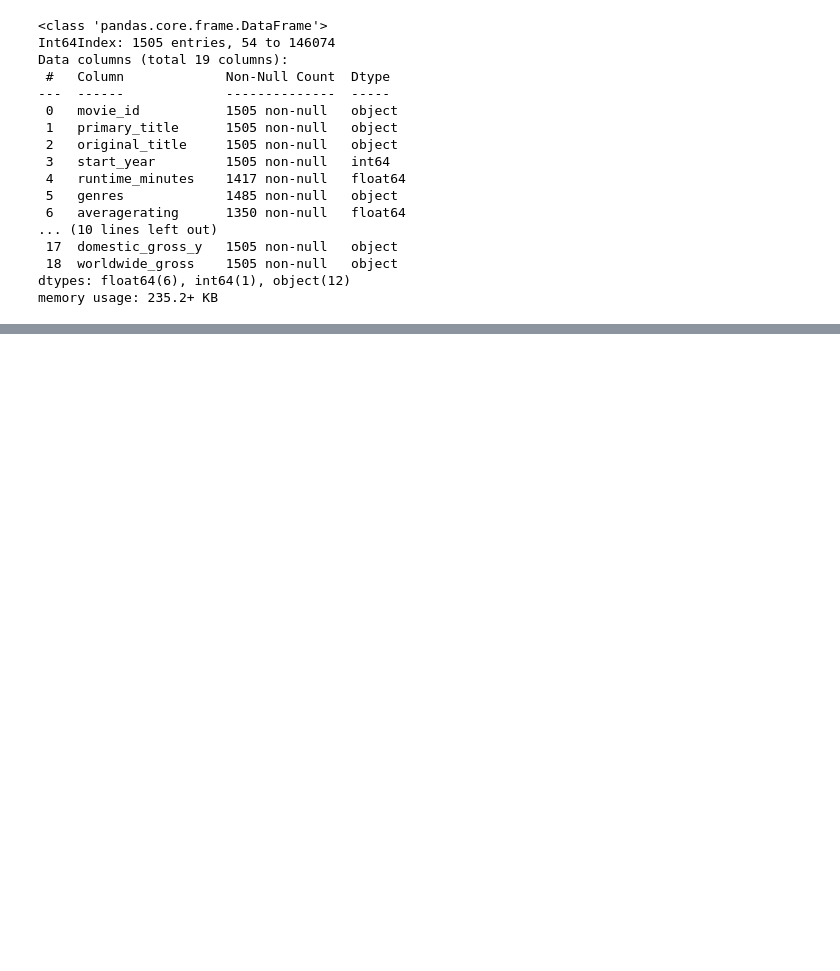
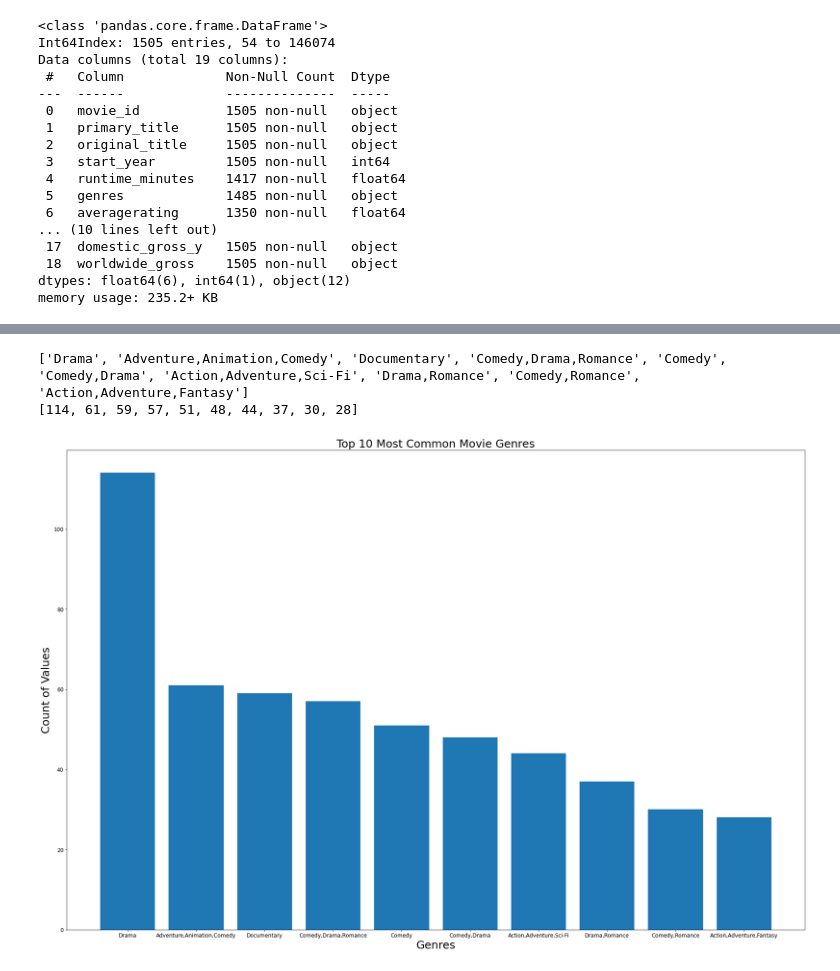
Before and after one commit to jnahra/dsc-phase-1-project, a Jupyter notebook: albert_phase1_notebook.ipynb, the cells around one changed output, grey strips where cells are left out. Saved outputs shown, nothing was run; the diff lists cells and outputs as text; code cells hidden in the pictures; blank space fills up the shorter version.

Commit message:
started exploratory analysis on masterdataset, top 10 genres graph

```diff
--- a/albert_phase1_notebook.ipynb
+++ b/albert_phase1_notebook.ipynb
@@ -805,0 +865,3 @@ dataset_cleaned.to_csv('masterdatasetcleaned.csv')
+# %%
+top10genre_series = dataset_cleaned['genres'].value_counts()[:10]
+top10genre_series
@@ -805,0 +880,23 @@ dataset_cleaned.to_csv('masterdatasetcleaned.csv')
+# %%
+top10genre_genres = list(top10genre_series.index)
+top10genre_values = list(top10genre_series.values)
+
+print(top10genre_genres)
+print(top10genre_values)
+# %% [output]
+['Drama', 'Adventure,Animation,Comedy', 'Documentary', 'Comedy,Drama,Romance', 'Comedy', 'Comedy,Drama', 'Action,Adventure,Sci-Fi', 'Drama,Romance', 'Comedy,Romance', 'Action,Adventure,Fantasy']
+[114, 61, 59, 57, 51, 48, 44, 37, 30, 28]
+# %%
+bar_chart_title = "Top 10 Most Common Movie Genres"
+
+fig, ax = plt.subplots(figsize = (30, 20))
+
+ax.bar(top10genre_genres, top10genre_values)
+
+ax.set_ylabel("Count of Values", fontsize = 25)
+ax.set_xlabel("Genres", fontsize = 25)
+ax.set_title(bar_chart_title, fontsize = 25)
+ax.tick_params(axis = 'both', which = 'major', labelsize = 12)
+plt.savefig('moviegenres.jpeg', bbox_inches = 'tight');
+# %% [output]
+[figure, added]
```
Also changed, not shown: parts of 10 cells of this notebook, 1 other file.
